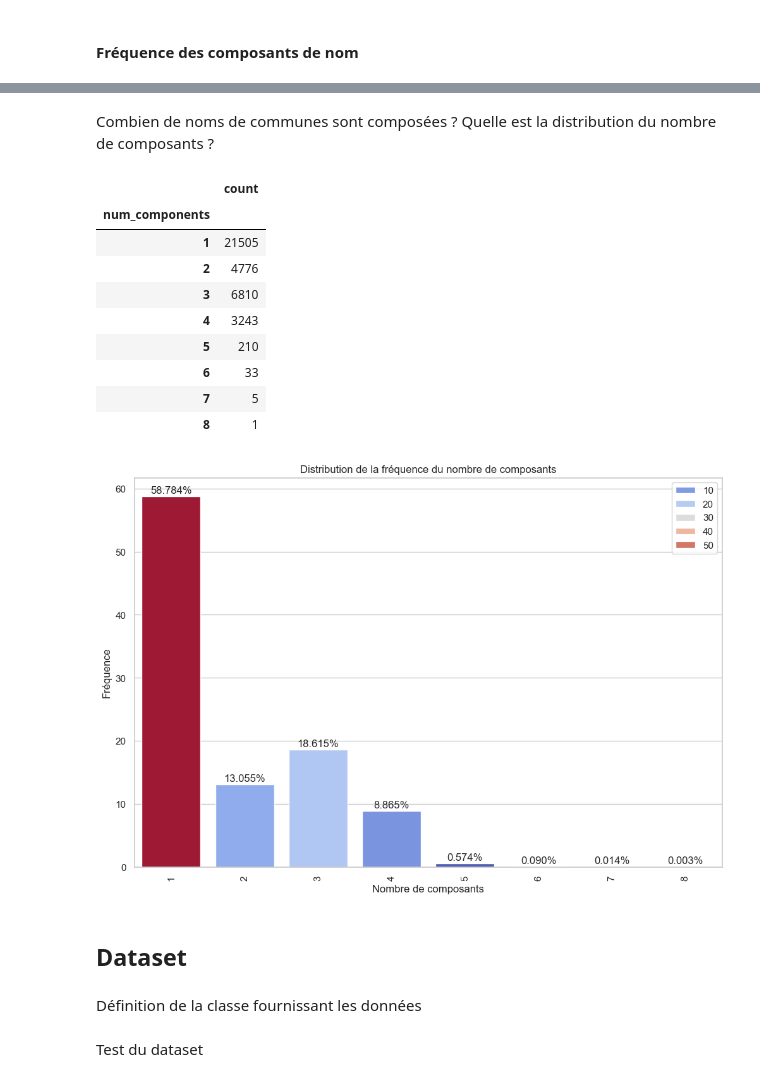
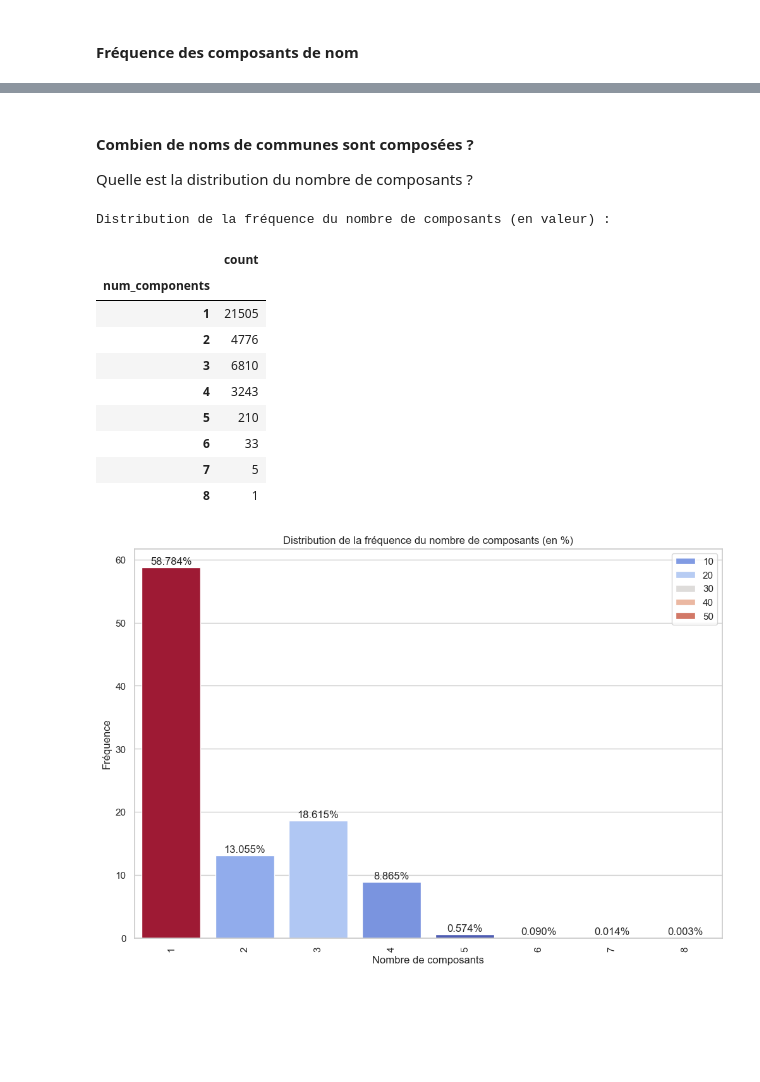
Before and after one commit to nicolasguillard/workshop_cs_202503, a Jupyter notebook: workshop_part_1__solutions.ipynb, the cells around one changed output, grey strips where cells are left out. Saved outputs shown, nothing was run; the diff lists cells and outputs as text; code cells hidden in the pictures; blank space fills up the shorter version.

```diff
--- a/workshop_part_1__solutions.ipynb
+++ b/workshop_part_1__solutions.ipynb
@@ -305,40 +324,38 @@ Nombre total de composants présents plus d'une fois : 5807
 | 229 | sous | 278 |
 | 46 | martin | 273 |
 # %% [markdown]
-Combien de noms de communes sont composées ?
+#### Combien de noms de communes sont composées ?
 Quelle est la distribution du nombre de composants ?
 # %%
 # Calculer le nombre de composants pour chaque nom
 df['num_components'] = df['nom'].apply(lambda x: len([comp for comp in x if comp in element_separator]) + 1)
 
 # Afficher la distribution du taux de fréquence du nombre de composants
 component_distribution = df['num_components'].value_counts().sort_index()
 component_distribution_rate = component_distribution / len(df) * 100
+print("Distribution de la fréquence du nombre de composants (en valeur) :")
 display(component_distribution.to_frame())
 
 # Afficher la distribution sous forme d'un histogramme
 plt.figure(figsize=(12, 8))
 sns.barplot(x=component_distribution_rate.index, y=component_distribution_rate.values, hue=component_distribution_rate.values, palette="coolwarm")
 for i in range(len(component_distribution_rate)):
     plt.text(i, component_distribution_rate.values[i] + 0.5, f'{component_distribution_rate.values[i]:.3f}%', ha='center')
 plt.xlabel('Nombre de composants')
 plt.ylabel('Fréquence')
-plt.title('Distribution de la fréquence du nombre de composants')
+plt.title('Distribution de la fréquence du nombre de composants (en %)')
 plt.xticks(rotation=90)
 plt.show()
 # %% [output]
+Distribution de la fréquence du nombre de composants (en valeur) :
 |  | count |
 | num_components |  |
 | 1 | 21505 |
 | 2 | 4776 |
 | 3 | 6810 |
 | 4 | 3243 |
 | 5 | 210 |
 | 6 | 33 |
 | 7 | 5 |
 | 8 | 1 |
-[figure, old version]
+[figure, new version]
-# %% [markdown]
-## Dataset
-# %% [markdown]
-Définition de la classe fournissant les données
@@ -419,2 +361,0 @@ class CityNameDataset():
-# %% [markdown]
-Test du dataset
```
Also changed, not shown: parts of 30 cells of this notebook, 1 other file.
